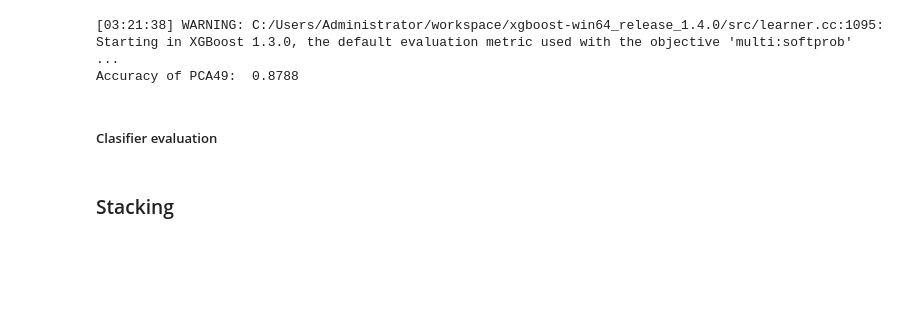
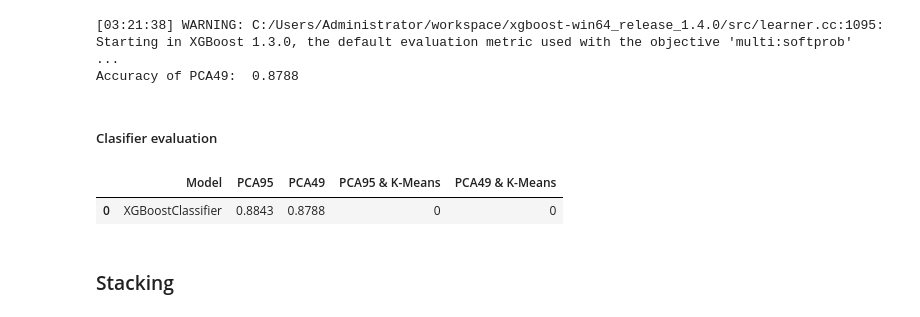
Before and after one commit to Inon-Sinn/Project-Gmar-2, a Jupyter notebook: Part 2 fashion-mnist.ipynb, the cells around one changed output. Cells and saved outputs as stored; diff of their text form; code cells hidden in the pictures; blank space fills up the shorter version.

```diff
--- a/Part 2 fashion-mnist.ipynb
+++ b/Part 2 fashion-mnist.ipynb
@@ -571,5 +572,11 @@ adaB = AdaBoostClassifier(random_state=42)
 adaB.fit(X_train_transformed,y_train)
 adaB_score =  adaB.score(X_test_transformed,y_test)
 print("Accuracy of PCA95 without clustering: ",adaB_score)
+
+adaB_pipe = Pipeline([("kmeans", KMeans(n_clusters=100, random_state=42)),
+                    ("Ada boosting",AdaBoostClassifier(random_state=42)),])
+adaB_pipe.fit(X_train_transformed, y_train)
+adaB_pipe_score = adaB_pipe.score(X_test_transformed, y_test)
+print("Accuracy of PCA95 with clustering: ",adaB_pipe_score)
 # %% [output]
 Accuracy of PCA95 without clustering:  0.4979
@@ -580,5 +588,11 @@ adaB_49d = AdaBoostClassifier(random_state=42)
 adaB_49d.fit(X_train_transformed_49d,y_train)
 adaB_49d_score=adaB_49d.score(X_test_transformed_49d,y_test)
 print("Accuracy of PCA49 without clustering: ", adaB_49d_score)
+
+adaB_49d_pipe = Pipeline([("kmeans", KMeans(n_clusters=100, random_state=42)),
+                      ("Ada boosting",AdaBoostClassifier(random_state=42)),])
+adaB_49d_pipe.fit(X_train_transformed_49d, y_train)
+adaB_49d_pipe_score=adaB_49d_pipe.score(X_test_transformed_49d, y_test)
+print("Accuracy of PCA49 with clustering: ", adaB_49d_pipe_score)
 # %% [output]
 Accuracy of PCA49 without clustering:  0.5098
@@ -617,12 +638,17 @@ Accuracy of PCA49:  0.8788
 # %% [markdown]
 ##### Clasifier evaluation
 # %%
+xgB_pipe_score=0
+xgB_49d_pipe_score=0
 xgBScores = pd.DataFrame({
     'Model':['XGBoostClassifier'],
     'PCA95':[xgB_score],
     'PCA49':[xgB_49d_score],
     'PCA95 & K-Means':[xgB_pipe_score],
     'PCA49 & K-Means':[xgB_49d_pipe_score]})
 xgBScores
+# %% [output]
+|  | Model | PCA95 | PCA49 | PCA95 & K-Means | PCA49 & K-Means |
+| 0 | XGBoostClassifier | 0.8843 | 0.8788 | 0 | 0 |
 # %% [markdown]
 ### Stacking
```
Also changed, not shown: parts of 13 cells of this notebook.
